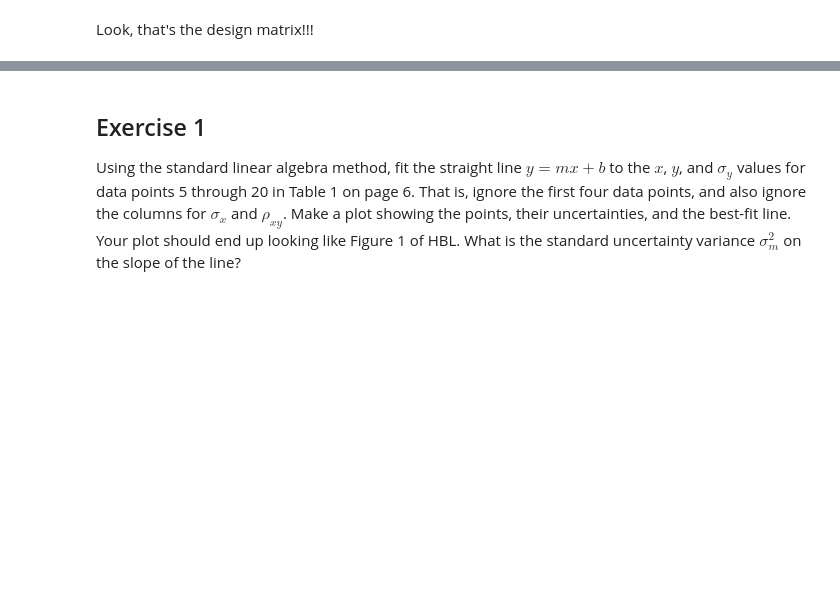
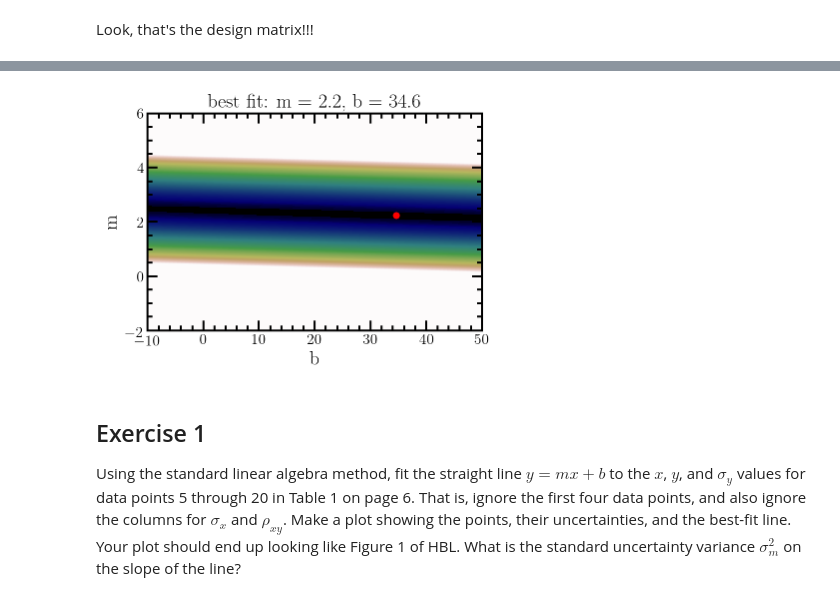
Before and after one commit to HowWeScience/hack-sessions, a Jupyter notebook: fitting-a-line-to-data/E1-E3.ipynb, the cells around one changed output, grey strips where cells are left out. Saved outputs shown, nothing was run; the diff lists cells and outputs as text; code cells hidden in the pictures; blank space fills up the shorter version.

```diff
--- a/fitting-a-line-to-data/E1-E3.ipynb
+++ b/fitting-a-line-to-data/E1-E3.ipynb
@@ -156,3 +162,33 @@ Cinv = np.linalg.inv(C)        # and its inverse!!!
+# %%
+data = table[4:20].copy()
+
+b_grid = np.linspace(-10, 50, 1000)
+m_grid = np.linspace(-2, 6, 1000)
+b_grid, m_grid = np.meshgrid(b_grid, m_grid)
+bm_grid = np.vstack((b_grid.ravel(), m_grid.ravel())).T
+
+chi2 = np.zeros(bm_grid.shape[0])
+
+for idx, (b, m) in enumerate(bm_grid):
+    y_predict = m*data['x'] + b
+    chi2[idx] = np.sum((data['y'] - y_predict)**2 / data['sig_y']**2)
+
+chi2 = chi2.reshape(m_grid.shape)
+
+best_idx = np.unravel_index(chi2.argmin(), chi2.shape)
+b_best, m_best = b_grid[best_idx], m_grid[best_idx]
+
+chi2 = chi2 - chi2.max()
+vmin, vmax = np.percentile(chi2, [0, 50])
+plt.pcolormesh(b_grid, m_grid, chi2, vmin=vmin, vmax=vmax, cmap='gist_earth')
+plt.plot(b_best, m_best, 'ro')
+plt.xlabel('b', fontsize=20)
+plt.ylabel('m', fontsize=20)
+plt.minorticks_on()
+
+plt.title('best fit: m = {:.1f}, b = {:.1f}'.format(m_best, b_best), fontsize=20);
+# %% [output]
+[figure, added]
 # %% [markdown]
 ## Exercise 1
 
```
Also changed, not shown: parts of 10 cells of this notebook, 1 other file.
